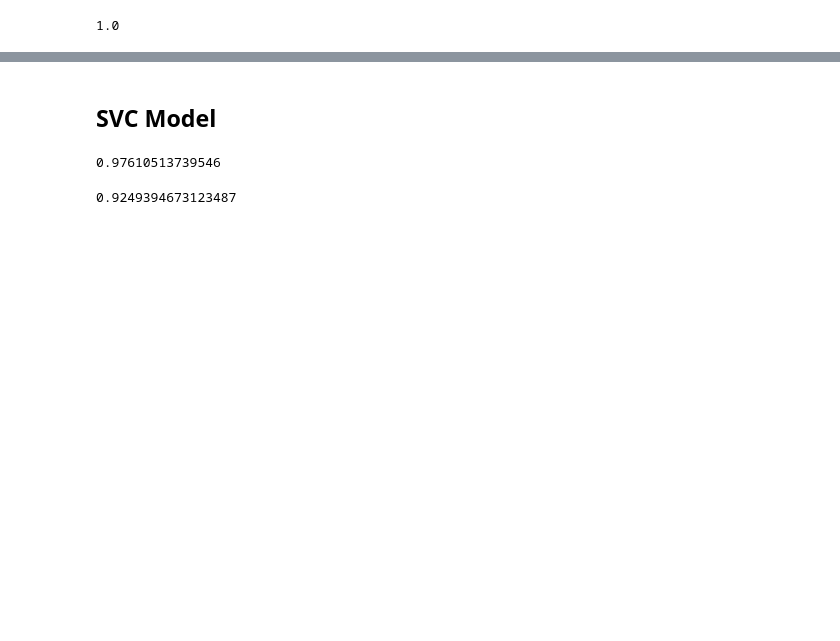
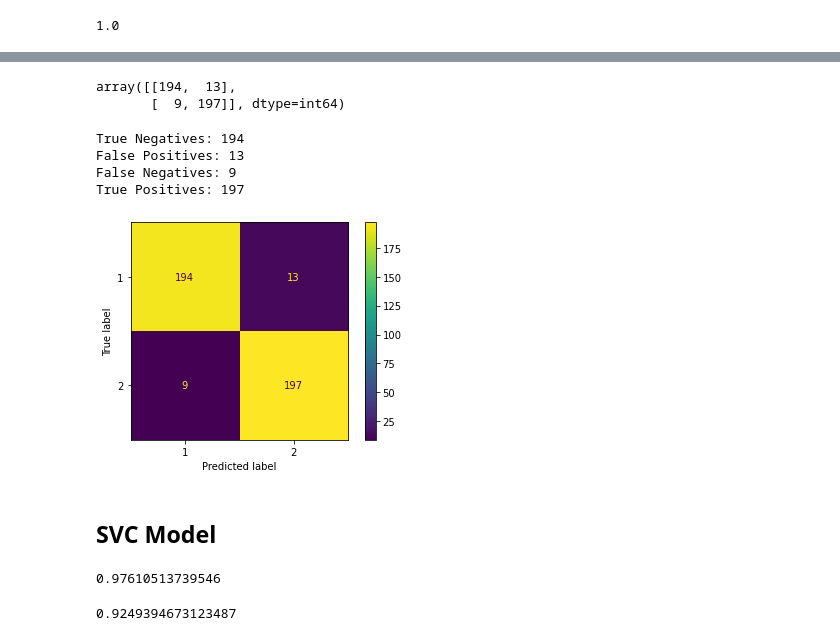
Before and after one commit to Treshapdesai/capstone_project, a Jupyter notebook: code/6. Tumour VS Stroma.ipynb, the cells around one changed output, grey strips where cells are left out. Drawn from its saved outputs; the diff is of its cells as text; code cells hidden in the pictures; blank space fills up the shorter version.

Commit message:
updated f1 score and confusion matrix

```diff
--- a/code/6. Tumour VS Stroma.ipynb
+++ b/code/6. Tumour VS Stroma.ipynb
@@ -108,0 +111,5 @@ gs.score(X_val, y_val)
+# %%
+confusion_matrix(y_val, predictions)
+# %% [output]
+array([[194,  13],
+       [  9, 197]], dtype=int64)
@@ -109,3 +118,18 @@ gs.score(X_val, y_val)
+# %%
+print("True Negatives: %s" % tn)
+print("False Positives: %s" % fp)
+print("False Negatives: %s" % fn)
+print("True Positives: %s" % tp)
+# %% [output]
+True Negatives: 194
+False Positives: 13
+False Negatives: 9
+True Positives: 197
+# %%
+plot_confusion_matrix(gs, X_val, y_val, cmap='viridis',
+                      values_format='d', display_labels=['1', '2']);
+# %% [output]
+[figure, added]
 # %% [markdown]
 ## SVC Model
 # %%
```
Also changed, not shown: parts of 10 cells of this notebook, 1 other file.
